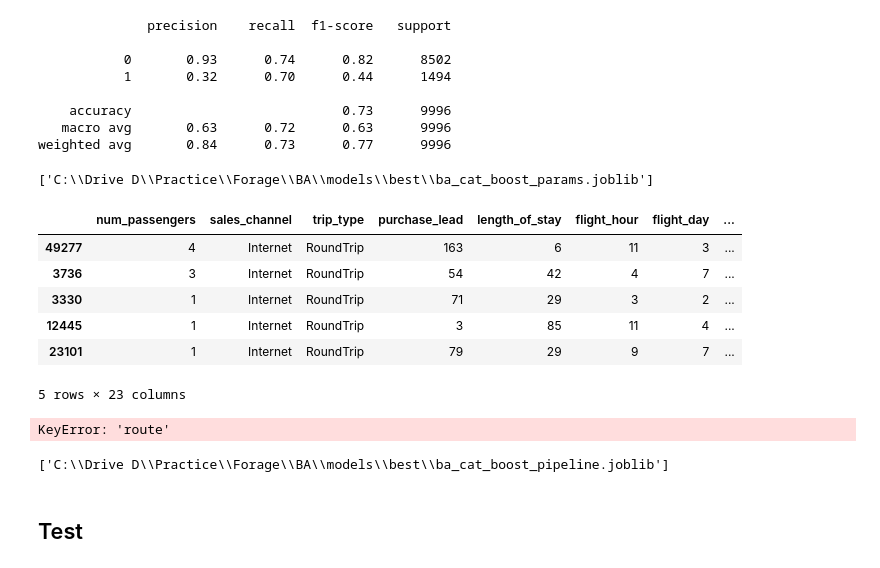
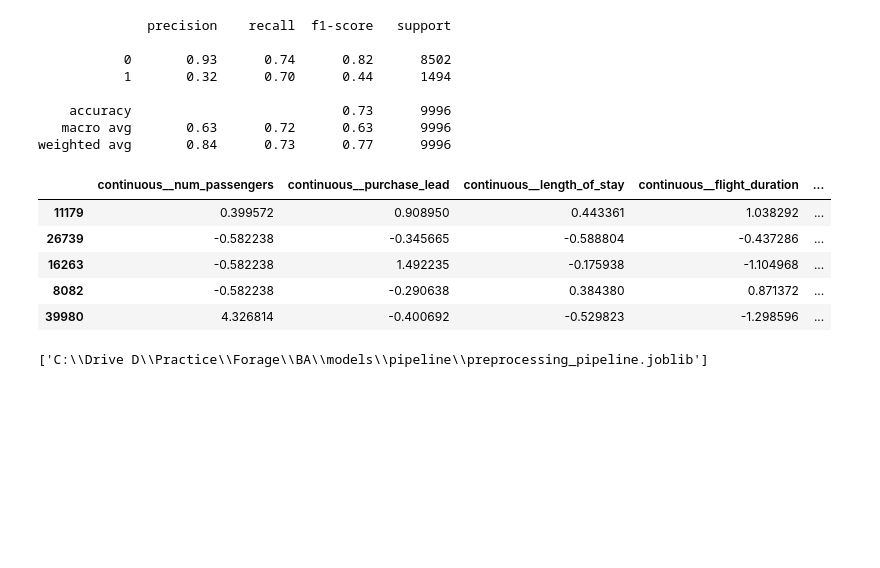
Before and after one commit to raaja-snd/British-Airways-buying-behaviour, a Jupyter notebook: notebook/ba_customer_booking.ipynb, the cells around one changed output. Saved outputs shown, nothing was run; the diff lists cells and outputs as text; code cells hidden in the pictures; blank space fills up the shorter version.

```diff
--- a/notebook/ba_customer_booking.ipynb
+++ b/notebook/ba_customer_booking.ipynb
@@ -232,15 +232,17 @@ def encode_days(X):
 feature_engineering_pipeline = FunctionTransformer(engineer_features,validate=False)
 feature_engineering_pipeline.set_output(transform='pandas')
 
-preprocessor = ColumnTransformer([
+preprocessor_cat = ColumnTransformer([
             ('continuous',StandardScaler(),num_continuous_cols),
             ('day_cyclic',FunctionTransformer(encode_days,feature_names_out=cyclic_name_handler),cyclic_cols[1]),
             ('hour_cyclic',FunctionTransformer(encode_hours,feature_names_out=cyclic_name_handler),cyclic_cols[0])
         ],remainder='passthrough')
 
-preprocessor_cat = ColumnTransformer([
+preprocessor = ColumnTransformer([
             ('continuous',StandardScaler(),num_continuous_cols),
             ('day_cyclic',FunctionTransformer(encode_days,feature_names_out=cyclic_name_handler),cyclic_cols[1]),
             ('hour_cyclic',FunctionTransformer(encode_hours,feature_names_out=cyclic_name_handler),cyclic_cols[0]),
             ('categorical',OneHotEncoder(drop='first',sparse_output=False),cat_cols)
         ],remainder='passthrough')
+preprocessor.set_output(transform="pandas")
+preprocessor_cat.set_output(transform="pandas")
@@ -627,10 +635,6 @@ plt.show()
 # %%
 import joblib
 from pathlib import Path
-parent = Path.cwd().resolve().parents[0]/'models/best'
+parent = Path.cwd().resolve().parents[0]/'models/pipeline'
 if not parent.exists():
     parent.mkdir(parents=True,exist_ok=True)
-joblib.dump(cat_cv.best_estimator_, parent/'ba_cat_boost.joblib')
-joblib.dump(cat_cv.best_params_,parent/'ba_cat_boost_params.joblib')
-# %% [output]
-['C:\\Drive D\\Practice\\Forage\\BA\\models\\best\\ba_cat_boost_params.joblib']
@@ -655,21 +641,26 @@ X_train_processed, X_test_processed = get_preprocessed_data(X_train,X_test,is_ca
-# %%
-X_train.head()
-# %% [output]
-|  | num_passengers | sales_channel | trip_type | purchase_lead | length_of_stay | flight_hour | flight_day | ... |
-| 49277 | 4 | Internet | RoundTrip | 163 | 6 | 11 | 3 | ... |
-| 3736 | 3 | Internet | RoundTrip | 54 | 42 | 4 | 7 | ... |
-| 3330 | 1 | Internet | RoundTrip | 71 | 29 | 3 | 2 | ... |
-| 12445 | 1 | Internet | RoundTrip | 3 | 85 | 11 | 4 | ... |
-| 23101 | 1 | Internet | RoundTrip | 79 | 29 | 9 | 7 | ... |
-5 rows × 23 columns
-# %%
-ba_cat_boost_pipeline.fit(X_train,y_train)
-# %% [output]
-KeyError: 'route'
+# %%
+from sklearn.pipeline import Pipeline
+
+df_test = pd.read_csv('../data/customer_booking.csv',encoding='ISO-8859-1')
+labels = df_test['booking_complete']
+df_test = df_test.drop(columns=['booking_complete'])
+preprocessing_pipeline = Pipeline([
+    ('feature_engineering',feature_engineering_pipeline),
+    ('preprocessing',preprocessor)
+])
+X_train,X_test,y_train,y_test = train_test_split(df_test,labels,test_size=0.2,random_state=42,stratify=labels)
+preprocessing_pipeline.fit(X_train,y_train)
+X_train = preprocessing_pipeline.fit_transform(X_train)
+X_train.head()
+# %% [output]
+|  | continuous__num_passengers | continuous__purchase_lead | continuous__length_of_stay | continuous__flight_duration | ... |
+| 11179 | 0.399572 | 0.908950 | 0.443361 | 1.038292 | ... |
+| 26739 | -0.582238 | -0.345665 | -0.588804 | -0.437286 | ... |
+| 16263 | -0.582238 | 1.492235 | -0.175938 | -1.104968 | ... |
+| 8082 | -0.582238 | -0.290638 | 0.384380 | 0.871372 | ... |
+| 39980 | 4.326814 | -0.400692 | -0.529823 | -1.298596 | ... |
 # %%
 
-joblib.dump(ba_cat_boost_pipeline, parent/'ba_cat_boost_pipeline.joblib')
+joblib.dump(preprocessing_pipeline, parent/'preprocessing_pipeline.joblib')
 # %% [output]
-['C:\\Drive D\\Practice\\Forage\\BA\\models\\best\\ba_cat_boost_pipeline.joblib']
+['C:\\Drive D\\Practice\\Forage\\BA\\models\\pipeline\\preprocessing_pipeline.joblib']
-# %% [markdown]
-## Test
```
Also changed, not shown: parts of 8 cells of this notebook, 10 other files.
